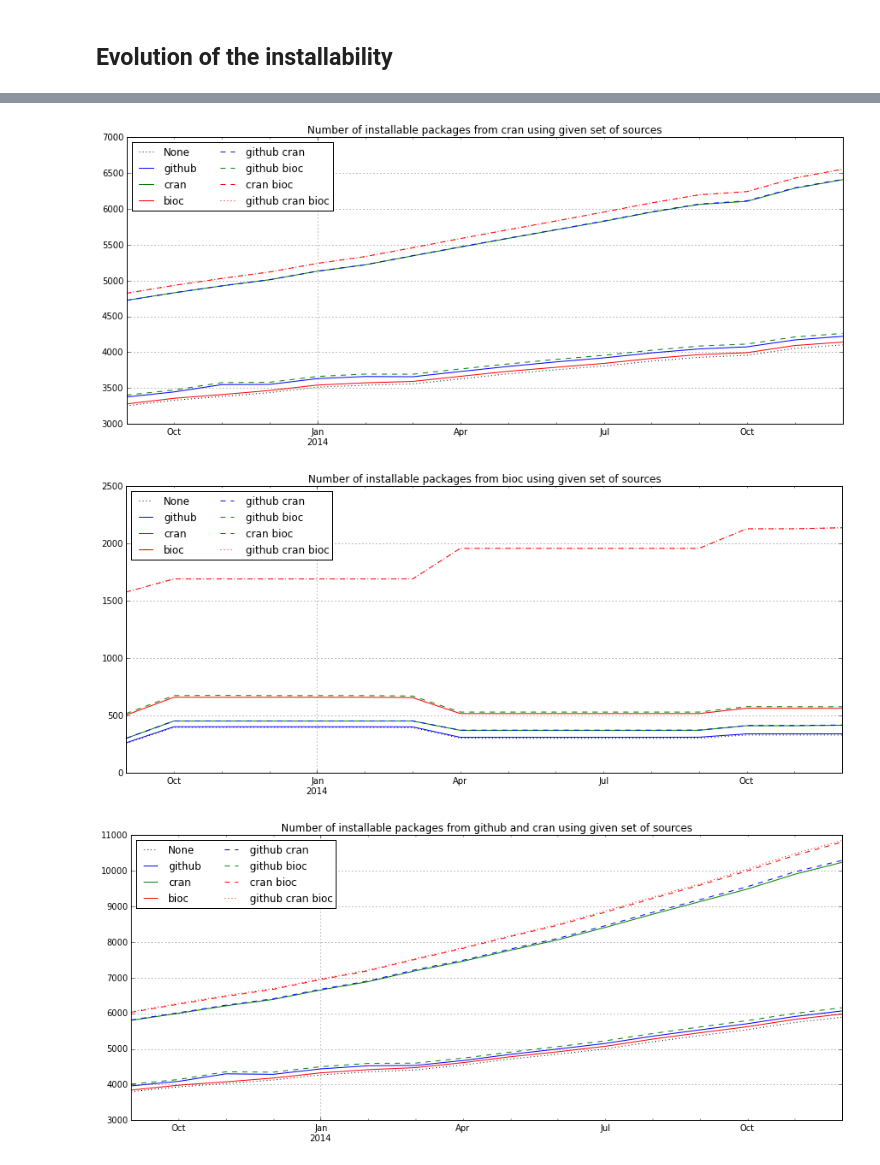
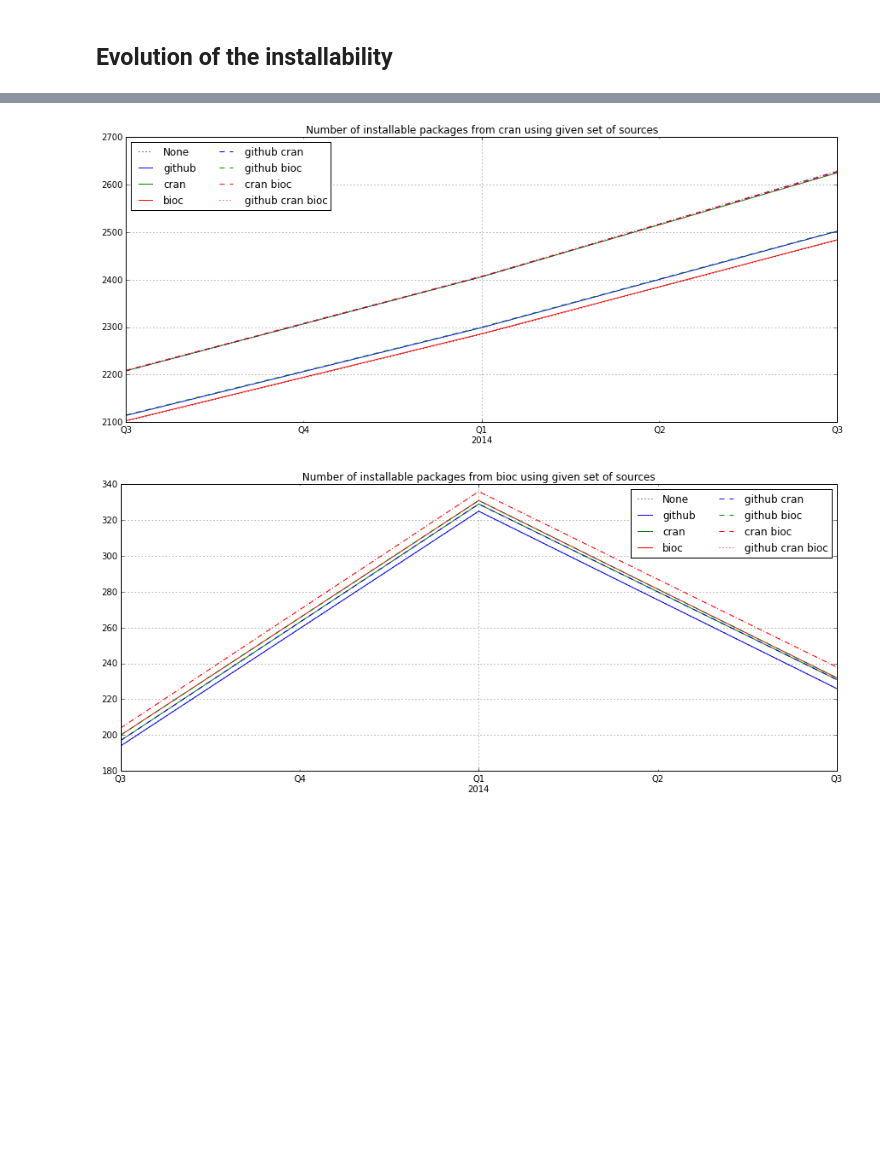
Before and after one commit to maelick/GitHub-API-Helpers, a Jupyter notebook: ICSME2015/notebooks/Dependencies - Installability.ipynb, the cells around one changed output, grey strips where cells are left out. Saved outputs shown, nothing was run; the diff lists cells and outputs as text; code cells hidden in the pictures; blank space fills up the shorter version.

```diff
--- a/ICSME2015/notebooks/Dependencies - Installability.ipynb
+++ b/ICSME2015/notebooks/Dependencies - Installability.ipynb
@@ -22,7 +22,7 @@ for n in range(len(sources)):
 Let us create the graphs for several dates.
 # %%
 graphs = OrderedDict()
-for date in pandas.date_range(start='2013-09', end='2015-01', freq='1M'):
+for date in pandas.date_range(start='2013-09', end='2015-01', freq='6M'):
         graphs[date] = deps.create_graph_for(data, date)
 # %% [markdown]
 Let us compute which are the packages that are installable.
@@ -34,15 +34,15 @@ for date, graph in graphs.iteritems():
     date = '{}-{}-{}'.format(date.year, date.month, date.day)
     installability[date] = {}
     packages[date] = {}
-    for from_sources in combinations:
-        installability[date][' '.join(from_sources)] = {}
-        packages[date][' '.join(from_sources)] = filter(lambda p: deps.available(graph, p, from_sources), graph.iterkeys())
+    for from_source in sources:
+        installability[date][from_source] = {}
+        packages[date][from_source] = filter(lambda p: deps.available(graph, p, [from_source]), graph.iterkeys())
         for combination in [['None']] + combinations:
             if combination == ['None']:
-                installable = deps.installable(graph, from_sources, [])
+                installable = deps.installable(graph, from_source, [])
             else:
-                installable = deps.installable(graph, from_sources, combination)
-            installability[date][' '.join(from_sources)][' '.join(combination)] = installable
+                installable = deps.installable(graph, from_source, combination)
+            installability[date][from_source][' '.join(combination)] = installable
 # %% [markdown]
 ## Evolution of the number of packages
 # %%
@@ -61,16 +102,15 @@ ax.legend(ncol=2, loc='upper left')
 # %%
 df_installability = {}
 
-for sources in combinations:
-    sources = ' '.join(sources)
-    df_installability[sources] = pandas.DataFrame.from_dict(
-        {k: {k2: len(v2) for k2, v2 in v[sources].iteritems()} for k, v in installability.iteritems()}, orient='index')
+for source in sources:
+    df_installability[source] = pandas.DataFrame.from_dict(
+        {k: {k2: len(v2) for k2, v2 in v[source].iteritems()} for k, v in installability.iteritems()}, orient='index')
 
-for sources in combinations:
-    df = df_installability[' '.join(sources)]
+for source in sources:
+    df = df_installability[source]
     df.index = pandas.to_datetime(df.index)
     df = df.sort_index()[[' '.join(comb) for comb in [['None']] + combinations]]
-    ax = df.plot(title=u'Number of installable packages from {} using given set of sources'.format(' and '.join(sources)),
+    ax = df.plot(title=u'Number of installable packages from {} using given set of sources'.format(source),
                  style=['k:', 'b', 'g', 'r', 'b--', 'g--', 'r--', 'r:'],
                  figsize=(15, 6))
     ax.legend(ncol=2, loc='best')
@@ -79,3 +119,2 @@ for sources in combinations:
-[figure, old version]
+[figure, new version]
-[figure, old version]
+[figure, new version]
-[figure, removed]
```
Also changed, not shown: parts of 4 cells of this notebook, 2 other files.
